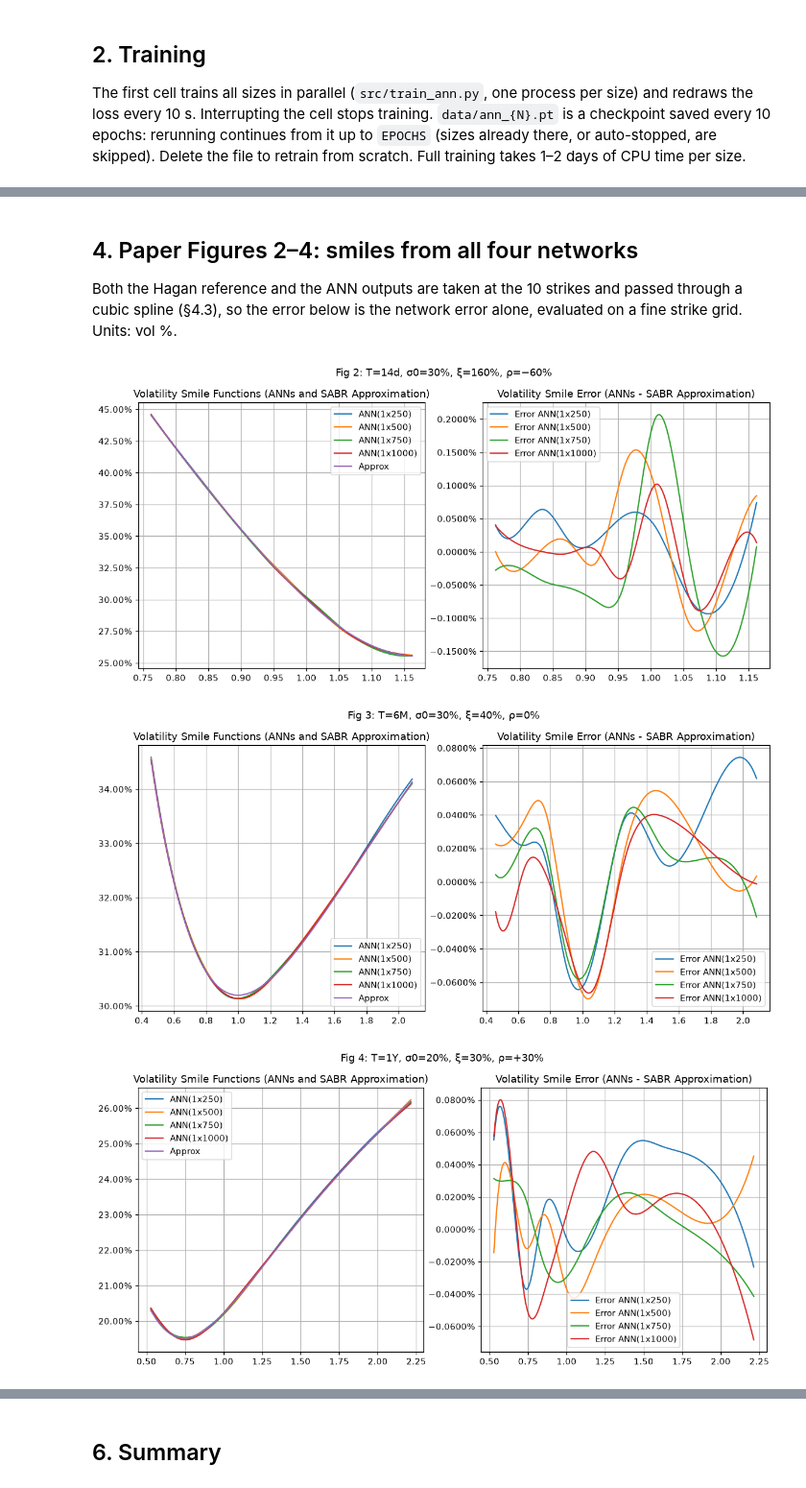
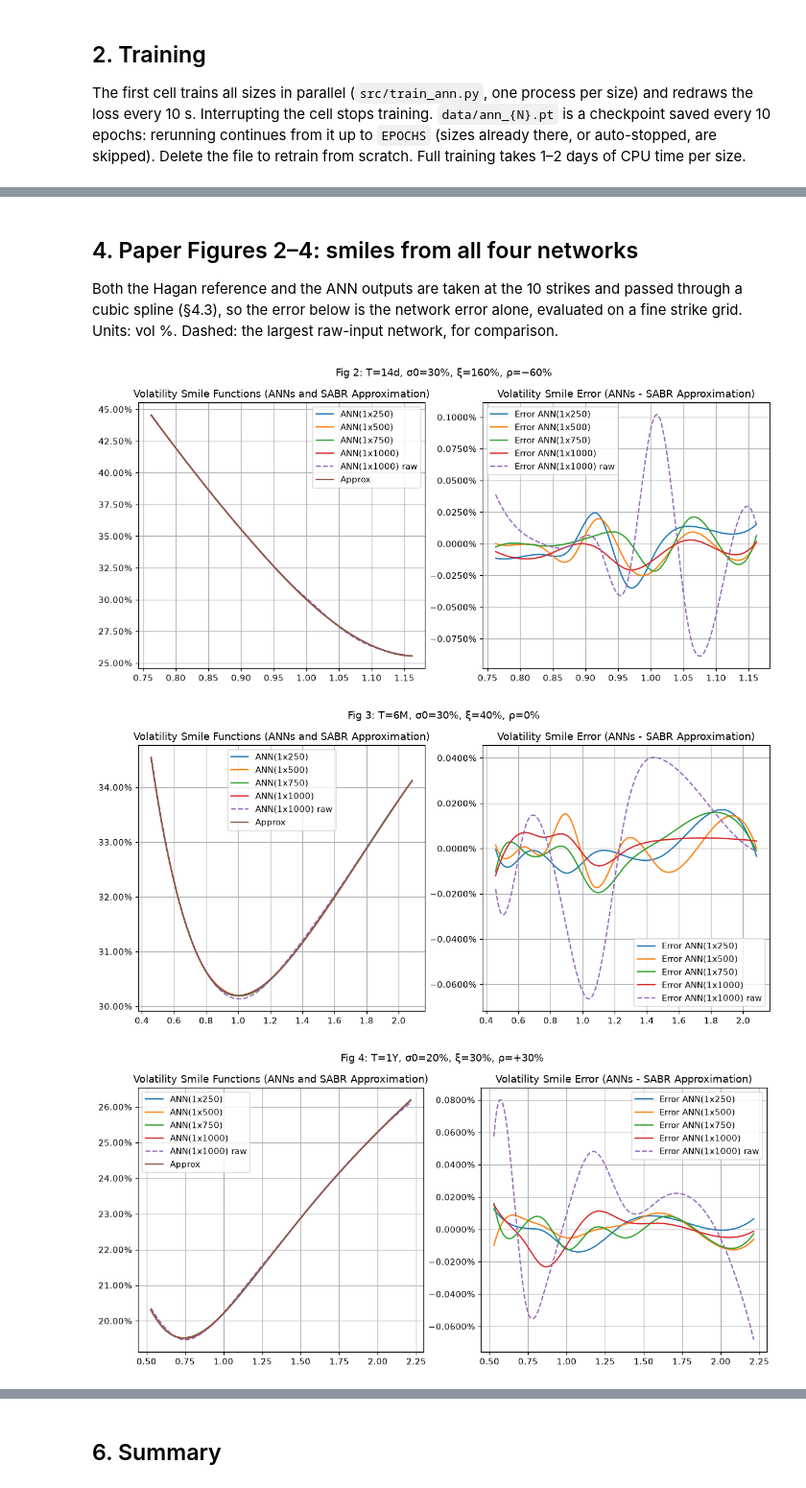
Before and after one commit to SindreVeum/AQF-darth-hedger, a Jupyter notebook: AQF_S2_ANN_Hagan.ipynb, the cells around one changed output, grey strips where cells are left out. Shown at 96% size. Saved outputs shown, nothing was run; the diff lists cells and outputs as text; code cells hidden in the pictures.

```diff
--- a/AQF_S2_ANN_Hagan.ipynb
+++ b/AQF_S2_ANN_Hagan.ipynb
@@ -57,6 +59,11 @@ Max error vs. Table 6: 0.53 bp
 # %% [markdown]
 ## 2. Training
 The first cell trains all sizes in parallel (`src/train_ann.py`, one process per size) and redraws the loss every 10 s. Interrupting the cell stops training. `data/ann_{N}.pt` is a checkpoint saved every 10 epochs: rerunning continues from it up to `EPOCHS` (sizes already there, or auto-stopped, are skipped). Delete the file to retrain from scratch. Full training takes 1–2 days of CPU time per size.
+# %%
+SIZES = [250, 500, 750, 1000]
+EPOCHS = 20000  # cap, counting epochs already in data/{PREFIX}_{N}.pt; runs normally auto-stop before it
+LOG_INPUTS = True  # True: ann_log_{N}, (sqrt T, alpha, nu_1M, rho, ln K) features; False: ann_{N}, raw inputs
+PREFIX = "ann_log" if LOG_INPUTS else "ann"
 # %%
 import os, re, signal, subprocess, sys, time
 from IPython.display import clear_output
@@ -147,13 +170,23 @@ pd.DataFrame({h: {"MAE (bp)": np.abs(e).mean(), "RMSE (bp)": np.sqrt((e**2).mean
 # %%
-fig, axes = plt.subplots(1, 2, figsize=(11, 4))
-axes[0].hist(err[max(SIZES)].ravel(), bins=200, range=(-50, 50))
-axes[0].set(xlabel="error (bp)", title=f"N={max(SIZES)}: test error distribution")
+H = max(SIZES)
+fig, axes = plt.subplots(1, 3, figsize=(16, 4))
+axes[0].hist(err[H].ravel(), bins=200, range=(-20, 20), label=TAG)
+if H in ref_err:
+    axes[0].hist(ref_err[H].ravel(), bins=200, range=(-20, 20), histtype="step", color="k", label="raw")
+axes[0].set(xlabel="error (bp)", title=f"N={H}: test error distribution"); axes[0].legend()
 T_test = X_test[:, 0]
 bins = np.linspace(T_test.min(), T_test.max(), 21)
 idx = np.digitize(T_test, bins)
+mae_T = lambda e: [np.abs(e[idx == i]).mean() for i in range(1, len(bins))]
 for h in SIZES:
-    mae_T = [np.abs(err[h][idx == i]).mean() for i in range(1, len(bins))]
-    axes[1].plot((bins[:-1] + bins[1:]) / 2, mae_T, label=f"N={h}")
-axes[1].set(xlabel="T (years)", ylabel="MAE (bp)", title="MAE by maturity"); axes[1].legend()
+    line, = axes[1].plot((bins[:-1] + bins[1:]) / 2, mae_T(err[h]), label=f"N={h}")
+    axes[2].plot(range(1, 11), np.abs(err[h]).mean(0), "o-", color=line.get_color(), label=f"N={h}")
+    if h in ref_err:
+        axes[1].plot((bins[:-1] + bins[1:]) / 2, mae_T(ref_err[h]), "--", color=line.get_color(), alpha=0.6)
+        axes[2].plot(range(1, 11), np.abs(ref_err[h]).mean(0), "o--", color=line.get_color(), alpha=0.6)
+axes[1].set(xlabel="T (years)", ylabel="MAE (bp)", title="MAE by maturity (dashed: raw inputs)", yscale="log")
+axes[2].set(xlabel="strike index (1 = lowest, ±3.5 sd)", ylabel="MAE (bp)", title="MAE by strike (dashed: raw inputs)",
+            yscale="log", xticks=range(1, 11))
+for a in axes[1:]: a.legend(fontsize=8)
 for a in axes: a.grid(alpha=0.3)
 # %% [output]
@@ -161,49 +194,50 @@ for a in axes: a.grid(alpha=0.3)
 # %% [markdown]
 ## 4. Paper Figures 2–4: smiles from all four networks
-Both the Hagan reference and the ANN outputs are taken at the 10 strikes and passed through a cubic spline (§4.3), so the error below is the network error alone, evaluated on a fine strike grid. Units: vol %.
+Both the Hagan reference and the ANN outputs are taken at the 10 strikes and passed through a cubic spline (§4.3), so the error below is the network error alone, evaluated on a fine strike grid. Units: vol %. Dashed: the largest raw-input network, for comparison.
 # %%
 from matplotlib.ticker import PercentFormatter
 
-def smiles(T, a, nu, rho, h, n=500):
+def smiles(T, a, nu, rho, net, n=500):
     K = make_strikes(1.0, T, a, rho, nu)
     Kf = np.linspace(K[0], K[-1], n)
     ref = smile(K, hagan_iv(1.0, K, T, a, 1.0, rho, nu))(Kf)
-    ann = smile(K, nets[h].predict(np.r_[T, a, nu, rho, K][None])[0])(Kf)
+    ann = smile(K, net.predict(np.r_[T, a, nu, rho, K][None])[0])(Kf)
     return Kf, ref, ann
 
 def paper_plot(K, ref, curves, what, decimals=(2, 4), suptitle=""):
     """Paper layout: functions on the left, ANN − Approx error on the right, y-axes in %."""
     fig, (left, right) = plt.subplots(1, 2, figsize=(13, 5.5))
     for name, c in curves.items():
-        left.plot(K, c, label=name)
-        right.plot(K, c - ref, label=f"Error {name}")
+        ls = "--" if "raw" in name else "-"
+        left.plot(K, c, ls, label=name)
+        right.plot(K, c - ref, ls, label=f"Error {name}")
     left.plot(K, ref, label="Approx")
     left.set_title(f"{what} Functions (ANNs and SABR Approximation)")
     right.set_title(f"{what} Error (ANNs - SABR Approximation)")
     for ax, dec in zip((left, right), decimals):
         ax.yaxis.set_major_formatter(PercentFormatter(1, dec))
         ax.grid(); ax.legend()
     fig.suptitle(suptitle)
     plt.show()
 
 FIGS = {  # name: (T, sigma0, xi, rho), paper error range in vol %
     "Fig 2: T=14d, σ0=30%, ξ=160%, ρ=−60%": ((14 / 365, 0.30, 1.60, -0.60), (-0.03, 0.10)),
     "Fig 3: T=6M, σ0=30%, ξ=40%, ρ=0%":     ((0.5, 0.30, 0.40, 0.00), (-0.015, 0.02)),
     "Fig 4: T=1Y, σ0=20%, ξ=30%, ρ=+30%":   ((1.0, 0.20, 0.30, 0.30), (-0.025, 0.02)),
 }
 rows = []
 for name, (p, paper) in FIGS.items():
     curves = {}
-    for h in SIZES:
-        Kf, ref, ann = smiles(*p, h)
-        curves[f"ANN(1x{h})"] = ann
+    for h, net, tag in [(h, nets[h], TAG) for h in SIZES] + [(H, ref_nets[H], "raw")] * (H in ref_nets):
+        Kf, ref, ann = smiles(*p, net)
+        curves[f"ANN(1x{h})" + (" raw" if tag == "raw" and LOG_INPUTS else "")] = ann
         e = (ann - ref) * 100
-        rows.append({"figure": name[:5], "N": h, "ours min (%)": e.min(), "ours max (%)": e.max(),
+        rows.append({"figure": name[:5], "inputs": tag, "N": h, "ours min (%)": e.min(), "ours max (%)": e.max(),
                      "paper min (%)": paper[0], "paper max (%)": paper[1],
                      "within paper range": paper[0] <= e.min() and e.max() <= paper[1]})
     paper_plot(Kf, ref, curves, "Volatility Smile", suptitle=name)
 pd.DataFrame(rows).round(4)
 # %% [output]
-[figure, old version]
+[figure, new version]
-[figure, old version]
+[figure, new version]
-[figure, old version]
+[figure, new version]
```
Also changed, not shown: parts of 10 cells of this notebook.
